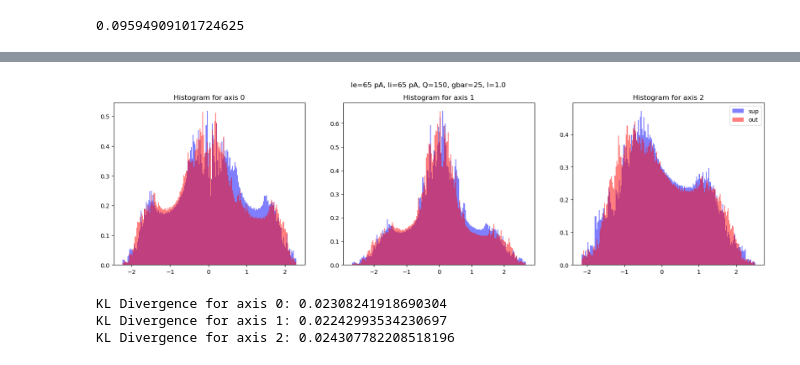
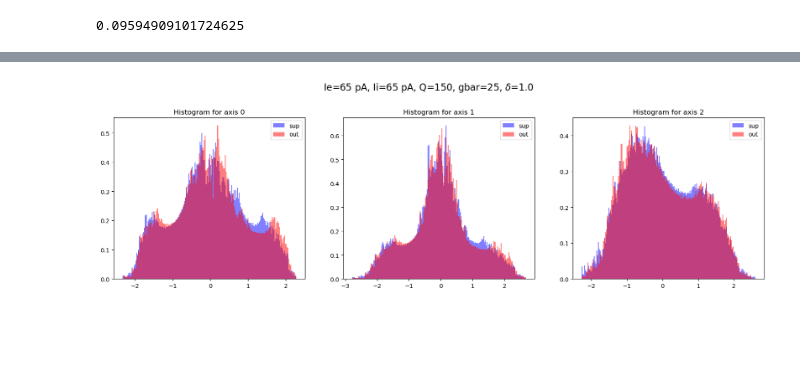
Before and after one commit to themahani/ml_force_research, a Jupyter notebook: morris_lecar/test_force copy.ipynb, the cells around one changed output, grey strips where cells are left out. Cells and saved outputs as stored; diff of their text form; code cells hidden in the pictures; blank space fills up the shorter version.

```diff
--- a/morris_lecar/test_force copy.ipynb
+++ b/morris_lecar/test_force copy.ipynb
@@ -265,11 +287,15 @@ plt.show()
 # %%
 fig, ax = plt.subplots(ncols=ml.sup.shape[1], nrows=2, figsize=(15, 10), sharex=True, sharey=True)
 for i in range(ml.sup.shape[1]):
-    ax[0, i].plot(sup[nt_train+2:, i-1], sup[nt_train+2:, i], 'b-', lw=1, label="sup")
+    ax[0, i].plot(sup[-nt_test:, i-1], sup[-nt_test:, i], 'b-', lw=1, label="sup")
     ax[1, i].plot(x_hat_rec[:, i-1].cpu().numpy(), x_hat_rec[:, i].cpu().numpy(), 'r-', lw=1, label="out")
-    ax[0, i].set_title(f"Phase Space {i}")
+    ax[0, i].set_title(f"Phase Space {i}", fontsize=16)
+
+ax[0, 0].set_ylabel("Target", fontsize=16)
+ax[1, 0].set_ylabel("Output", fontsize=16)
 
 # plt.legend()
+plt.suptitle(fr"Ne:{NE}, Ni:{NI}, Q:{Q}, $gbar$:{gbar}, $\delta$:{lamda}", y=0.95, fontsize=16)
 plt.savefig(os.path.join(save_path, f"N_{ml._N}_ff_{ff_coeff}_phase_space.png"), dpi=300, bbox_inches='tight')
-plt.show()
+plt.show(fig)
 # %% [output]
@@ -301,0 +332,20 @@ plt.show()
+# %%
+hists = []
+for axis in range(ml.sup.shape[1]):
+    sup_hist, bins = np.histogram(ml.sup[-nt_test:, axis].cpu().numpy(), bins=200, density=True)
+    output_hist, bins = np.histogram(x_hat_rec[:, axis].cpu().numpy(), bins=bins, density=True)
+    hists.append((sup_hist, output_hist, bins))
+
+# KL Divergence
+kl_divs = []
+for i in range(len(hists)):
+    sup_hist, output_hist, _ = hists[i]
+    sup_hist = sup_hist / np.sum(sup_hist)  # normalize
+    output_hist = output_hist / np.sum(output_hist) # normalize
+    # Mask zeros
+    sup_hist = np.where(sup_hist == 0, 1e-10, sup_hist)
+    output_hist = np.where(output_hist == 0, 1e-10, output_hist)
+    # KL Divergence
+    kl_div = np.sum(sup_hist * np.log(sup_hist / output_hist))
+    print(f"KL Divergence for axis {i}: {kl_div}")
+    kl_divs.append(kl_div)
@@ -302,36 +356,19 @@ plt.show()
 # %%
-fig, ax = plt.subplots(figsize=(20, 5), ncols=3)
+fig, ax = plt.subplots(figsize=(20, 5), ncols=len(hists))
 
-hists = []
 for axis in range(len(ax)):
-    sup_hist, bins = np.histogram(ml.sup[nt_train:, axis].cpu().numpy(), bins=200, density=True)
-    output_hist, bins = np.histogram(x_hat_rec[:, axis].cpu().numpy(), bins=bins, density=True)
-    hists.append((sup_hist, output_hist, bins))
-
+    bins = hists[axis][2]
+    sup_hist = hists[axis][0]
+    output_hist = hists[axis][1]
+    # bins = (bins[:-1] + bins[1:]) / 2   # center of the bins
     width = bins[1] - bins[0]
     alpha = .5
     ax[axis].bar(bins[:-1], sup_hist, width=width, label="sup", color='b', alpha=alpha)
     ax[axis].bar(bins[:-1], output_hist, width=width, label="out", color='r', alpha=alpha)
     ax[axis].set_title(f"Histogram for axis {axis}")
-plt.suptitle(f"Ie={Ie} pA, Ii={Ii} pA, Q={Q}, gbar={gbar}, l={lamda}")
-plt.legend()
+    ax[axis].legend(loc='upper right')
+plt.suptitle(f"Ie={Ie} pA, Ii={Ii} pA, Q={Q}, gbar={gbar}, $\delta$={lamda}", fontsize=16, y=1.05)
 plt.savefig(os.path.join(save_path, f"N_{ml._N}_ff_{ff_coeff}_histogram.png"), dpi=300, bbox_inches='tight')
 plt.show()
 # %% [output]
-[figure, old version]
+[figure, new version]
-# %%
-for i in range(len(hists)):
-    sup_hist, output_hist, bins = hists[i]
-    bins = (bins[:-1] + bins[1:]) / 2   # center of the bins
-    sup_hist = sup_hist / np.sum(sup_hist)  # normalize
-    output_hist = output_hist / np.sum(output_hist) # normalize
-    # Mask zeros
-    sup_hist = np.where(sup_hist == 0, 1e-10, sup_hist)
-    output_hist = np.where(output_hist == 0, 1e-10, output_hist)
-    # KL Divergence
-    kl_div = np.sum(sup_hist * np.log(sup_hist / output_hist))
-    print(f"KL Divergence for axis {i}: {kl_div}")
-# %% [output]
-KL Divergence for axis 0: 0.02308241918690304
-KL Divergence for axis 1: 0.02242993534230697
-KL Divergence for axis 2: 0.024307782208518196
```
Also changed, not shown: parts of 10 cells of this notebook, 4 other files.
